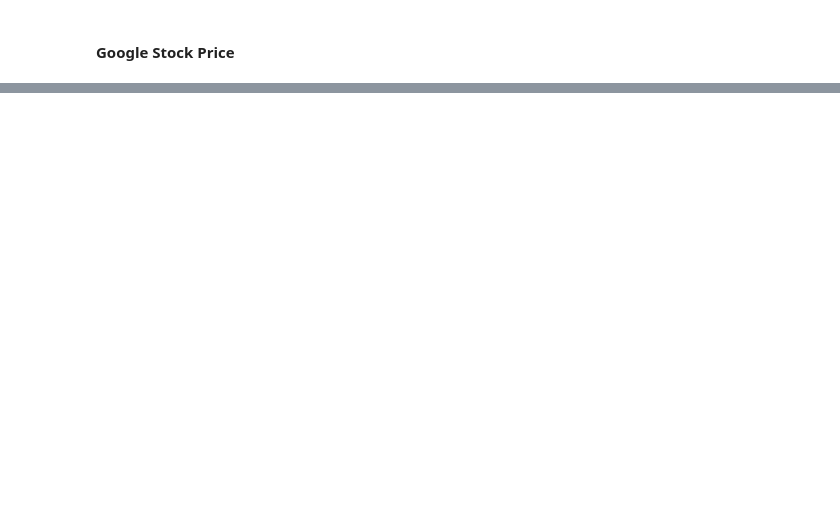
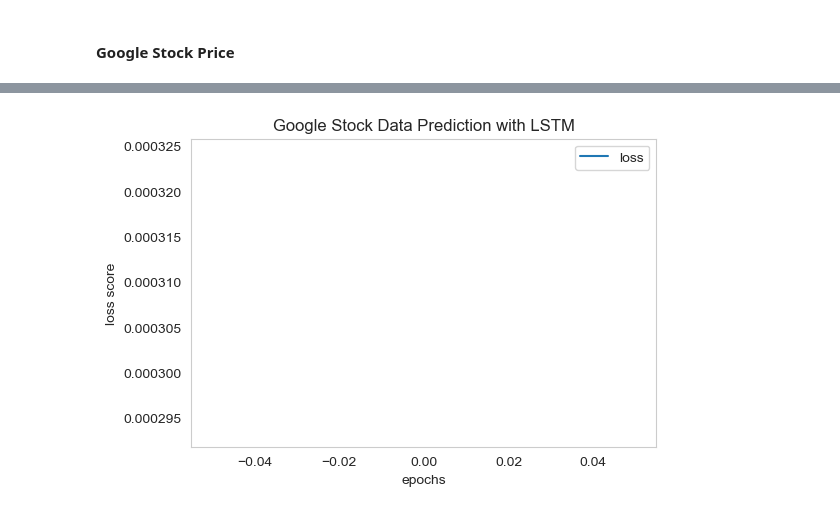
Before and after one commit to Tommylee1013/BusinessAnalytics, a Jupyter notebook: Deep Learning Models/RecurrentNeuralNetwork.ipynb, the cells around one changed output, grey strips where cells are left out. Cells and saved outputs as stored; diff of their text form; code cells hidden in the pictures; blank space fills up the shorter version.

```diff
--- a/Deep Learning Models/RecurrentNeuralNetwork.ipynb
+++ b/Deep Learning Models/RecurrentNeuralNetwork.ipynb
@@ -336,0 +380,25 @@ plt.show()
+# %%
+lstm_model_stock = Sequential()
+lstm_model_stock.add(
+    LSTM(
+        units = 40,
+        return_sequences = True,
+        input_shape = (X_train.shape[1], 4)
+    )
+)
+lstm_model_stock.add(
+    Dropout(0.05)
+)
+lstm_model_stock.add(
+    LSTM(
+        units = 20,
+        return_sequences = True
+    )
+)
+lstm_model_stock.add(
+    LSTM(units = 8)
+)
+lstm_model_stock.add(
+    Dense(units = 2)
+)
+lstm_model_stock.summary()
@@ -336,0 +425,11 @@ plt.show()
+# %%
+lstm_model_stock.compile(
+    optimizer = 'adam',
+    loss = 'mean_squared_error'
+)
+fitted = lstm_model_stock.fit(
+    X_train,
+    y_train,
+    epochs = 1,
+    batch_size = 64
+)
@@ -336,0 +438,11 @@ plt.show()
+# %%
+plt.figure(figsize = (6, 4))
+plt.plot(fitted.history['loss'])
+plt.legend(['loss'])
+plt.xlabel('epochs')
+plt.ylabel('loss score')
+plt.title('Google Stock Data Prediction with LSTM')
+plt.grid(False)
+plt.show()
+# %% [output]
+[figure, added]
```
Also changed, not shown: parts of 22 cells of this notebook, 27 other files.
